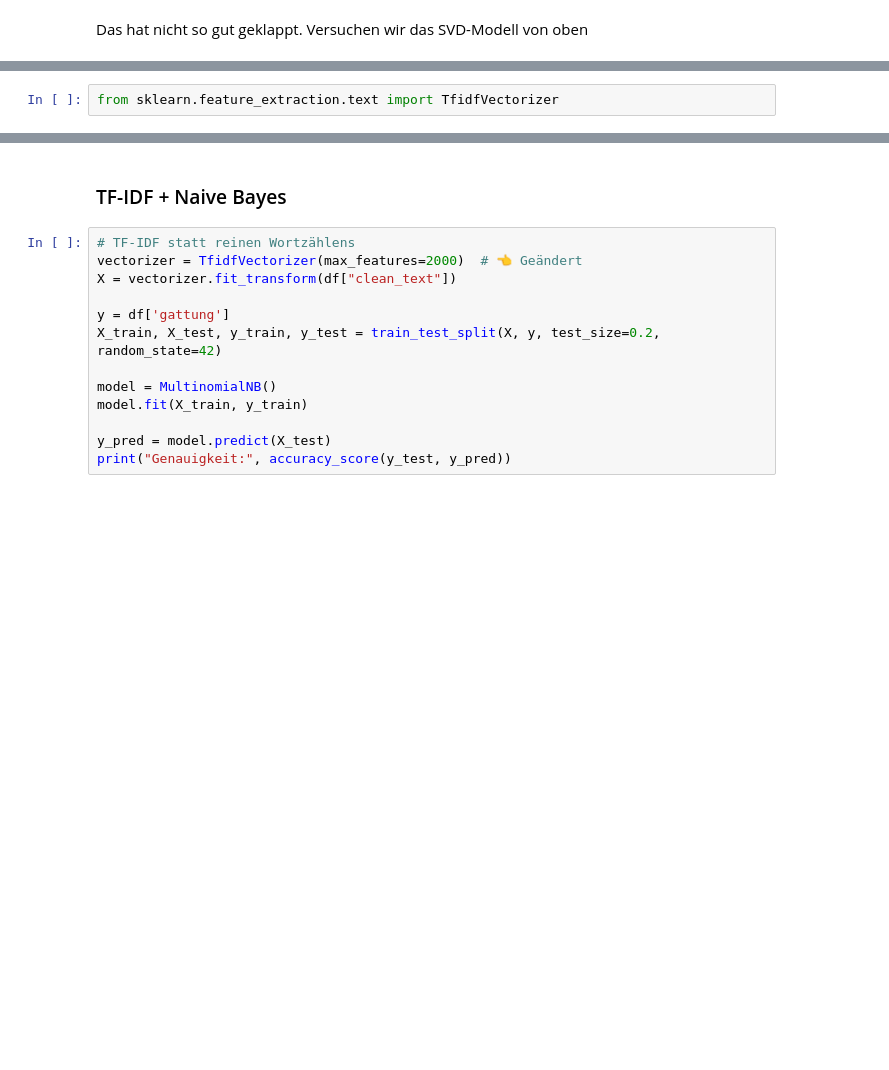
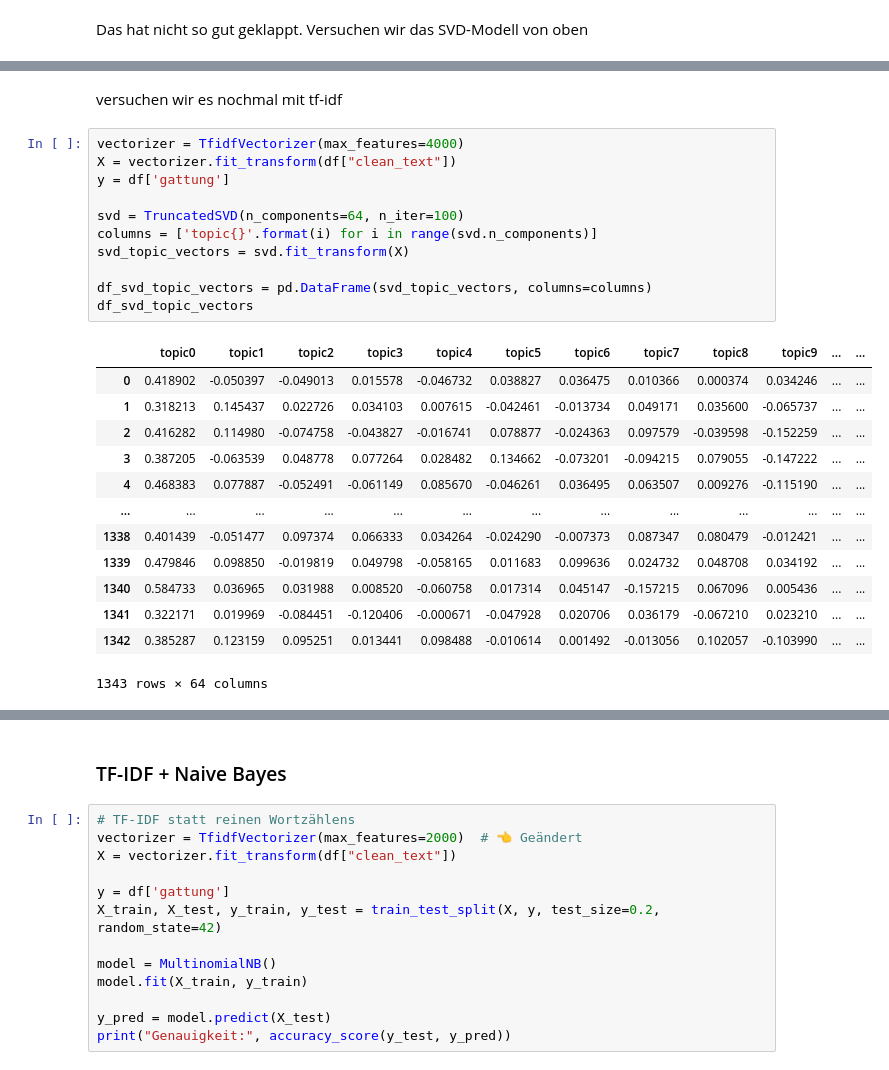
Before and after one commit to jaeniboy/nlp-genres, a Jupyter notebook: text_classification.ipynb, the cells around one changed output, grey strips where cells are left out. Drawn from its saved outputs; the diff is of its cells as text; blank space fills up the shorter version.

```diff
--- a/text_classification.ipynb
+++ b/text_classification.ipynb
@@ -701,2 +676,27 @@ plt.show()
-# %%
-from sklearn.feature_extraction.text import TfidfVectorizer
+# %% [markdown]
+versuchen wir es nochmal mit tf-idf
+# %%
+vectorizer = TfidfVectorizer(max_features=4000)
+X = vectorizer.fit_transform(df["clean_text"])
+y = df['gattung']
+
+svd = TruncatedSVD(n_components=64, n_iter=100)
+columns = ['topic{}'.format(i) for i in range(svd.n_components)]
+svd_topic_vectors = svd.fit_transform(X)
+
+df_svd_topic_vectors = pd.DataFrame(svd_topic_vectors, columns=columns)
+df_svd_topic_vectors
+# %% [output]
+|  | topic0 | topic1 | topic2 | topic3 | topic4 | topic5 | topic6 | topic7 | topic8 | topic9 | ... | ... |
+| 0 | 0.418902 | -0.050397 | -0.049013 | 0.015578 | -0.046732 | 0.038827 | 0.036475 | 0.010366 | 0.000374 | 0.034246 | ... | ... |
+| 1 | 0.318213 | 0.145437 | 0.022726 | 0.034103 | 0.007615 | -0.042461 | -0.013734 | 0.049171 | 0.035600 | -0.065737 | ... | ... |
+| 2 | 0.416282 | 0.114980 | -0.074758 | -0.043827 | -0.016741 | 0.078877 | -0.024363 | 0.097579 | -0.039598 | -0.152259 | ... | ... |
+| 3 | 0.387205 | -0.063539 | 0.048778 | 0.077264 | 0.028482 | 0.134662 | -0.073201 | -0.094215 | 0.079055 | -0.147222 | ... | ... |
+| 4 | 0.468383 | 0.077887 | -0.052491 | -0.061149 | 0.085670 | -0.046261 | 0.036495 | 0.063507 | 0.009276 | -0.115190 | ... | ... |
+| ... | ... | ... | ... | ... | ... | ... | ... | ... | ... | ... | ... | ... |
+| 1338 | 0.401439 | -0.051477 | 0.097374 | 0.066333 | 0.034264 | -0.024290 | -0.007373 | 0.087347 | 0.080479 | -0.012421 | ... | ... |
+| 1339 | 0.479846 | 0.098850 | -0.019819 | 0.049798 | -0.058165 | 0.011683 | 0.099636 | 0.024732 | 0.048708 | 0.034192 | ... | ... |
+| 1340 | 0.584733 | 0.036965 | 0.031988 | 0.008520 | -0.060758 | 0.017314 | 0.045147 | -0.157215 | 0.067096 | 0.005436 | ... | ... |
+| 1341 | 0.322171 | 0.019969 | -0.084451 | -0.120406 | -0.000671 | -0.047928 | 0.020706 | 0.036179 | -0.067210 | 0.023210 | ... | ... |
+| 1342 | 0.385287 | 0.123159 | 0.095251 | 0.013441 | 0.098488 | -0.010614 | 0.001492 | -0.013056 | 0.102057 | -0.103990 | ... | ... |
+1343 rows × 64 columns
```
Also changed, not shown: parts of 34 cells of this notebook.
